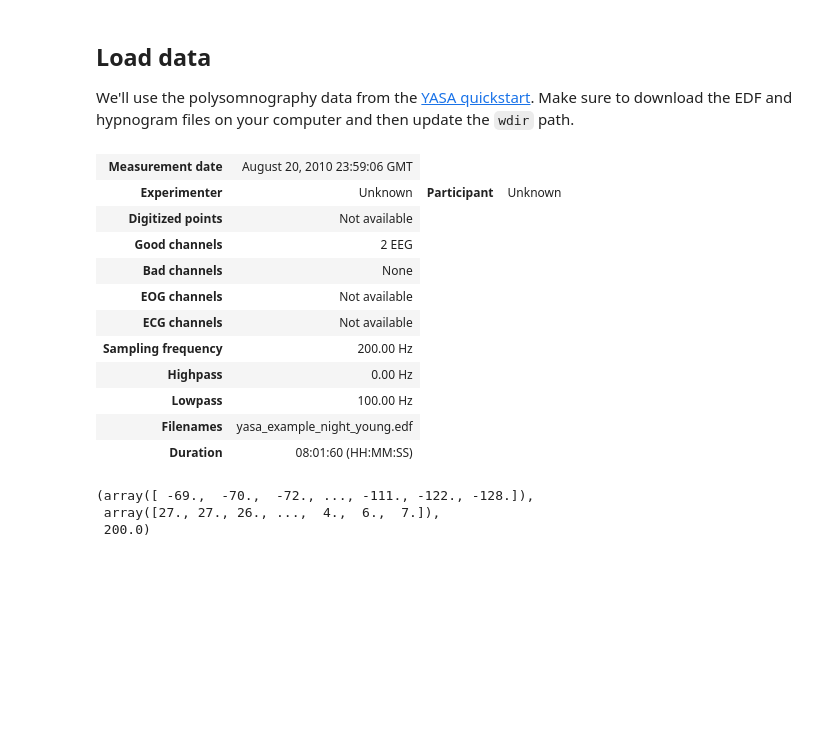
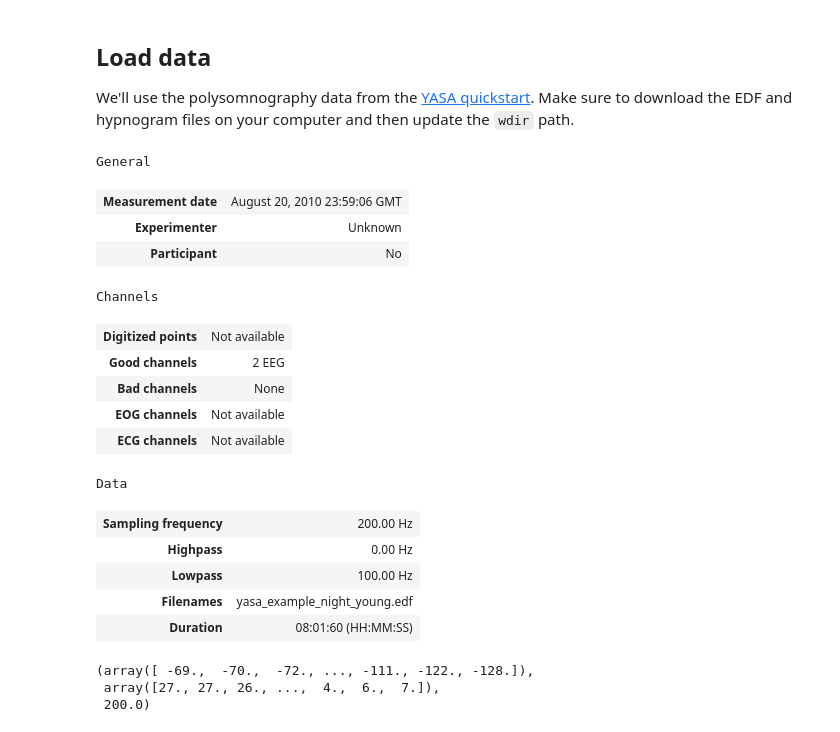
Before and after one commit to raphaelvallat/yasa, a Jupyter notebook: notebooks/16_EEG-HRV_coupling.ipynb, the cells around one changed output. Cells and saved outputs as stored; diff of their text form; code cells hidden in the pictures; blank space fills up the shorter version.

```diff
--- a/notebooks/16_EEG-HRV_coupling.ipynb
+++ b/notebooks/16_EEG-HRV_coupling.ipynb
@@ -25,22 +25,26 @@ path_hypno = wdir + "yasa_example_night_young_hypno.csv"
 # %%
 # Use MNE to load the EDF file
 raw = mne.io.read_raw_edf(path_edf, preload=True, verbose=False)
 # Keep only one EEG channel (C4-A1) and one ECG
-raw.pick(['C4-A1', 'EKG-R-EKG-L'], ordered=True)
+raw.pick(['C4-A1', 'EKG-R-EKG-L'])
 raw
 # %% [output]
+General
 | Measurement date | August 20, 2010 23:59:06 GMT |
-| Experimenter | Unknown | Participant | Unknown |
-| Digitized points | Not available |
-| Good channels | 2 EEG |
-| Bad channels | None |
-| EOG channels | Not available |
-| ECG channels | Not available |
-| Sampling frequency | 200.00 Hz |
-| Highpass | 0.00 Hz |
-| Lowpass | 100.00 Hz |
-| Filenames | yasa_example_night_young.edf |
-| Duration | 08:01:60 (HH:MM:SS) |
+| Experimenter | Unknown |
+| Participant | No |
+Channels
+| Digitized points | Not available |
+| Good channels | 2 EEG |
+| Bad channels | None |
+| EOG channels | Not available |
+| ECG channels | Not available |
+Data
+| Sampling frequency | 200.00 Hz |
+| Highpass | 0.00 Hz |
+| Lowpass | 100.00 Hz |
+| Filenames | yasa_example_night_young.edf |
+| Duration | 08:01:60 (HH:MM:SS) |
 # %%
 # Extract the EEG and ECG data, in microVolts
 eeg, ecg = data = raw.get_data(units="uV")
```
Also changed, not shown: parts of 8 cells of this notebook, 2 other files.
